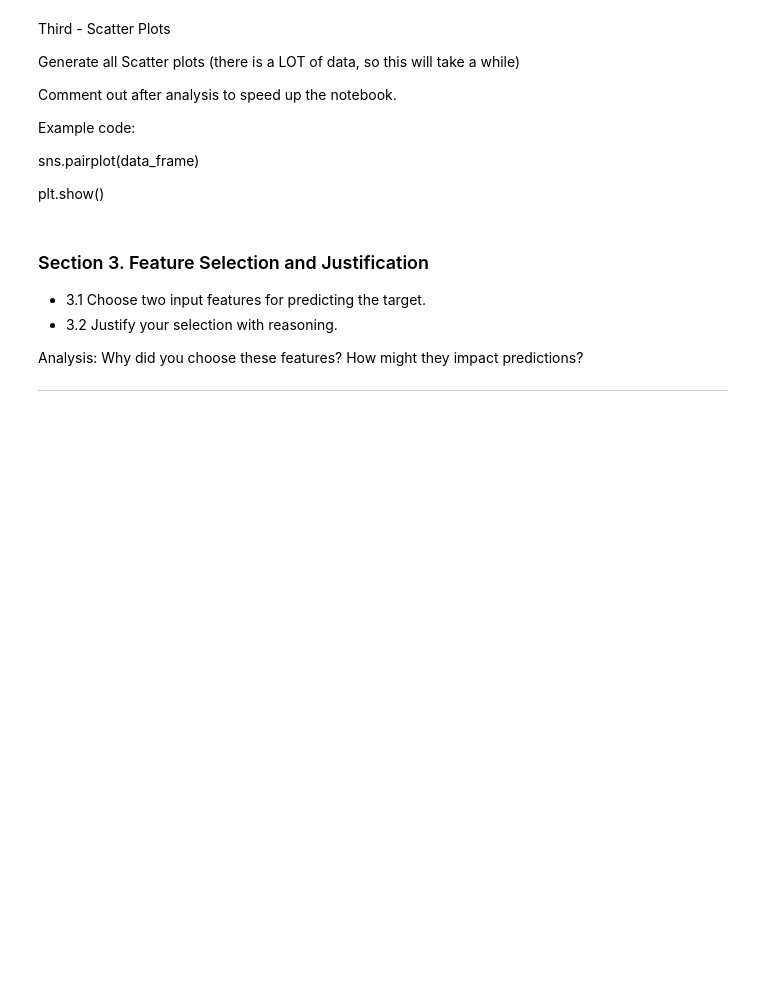
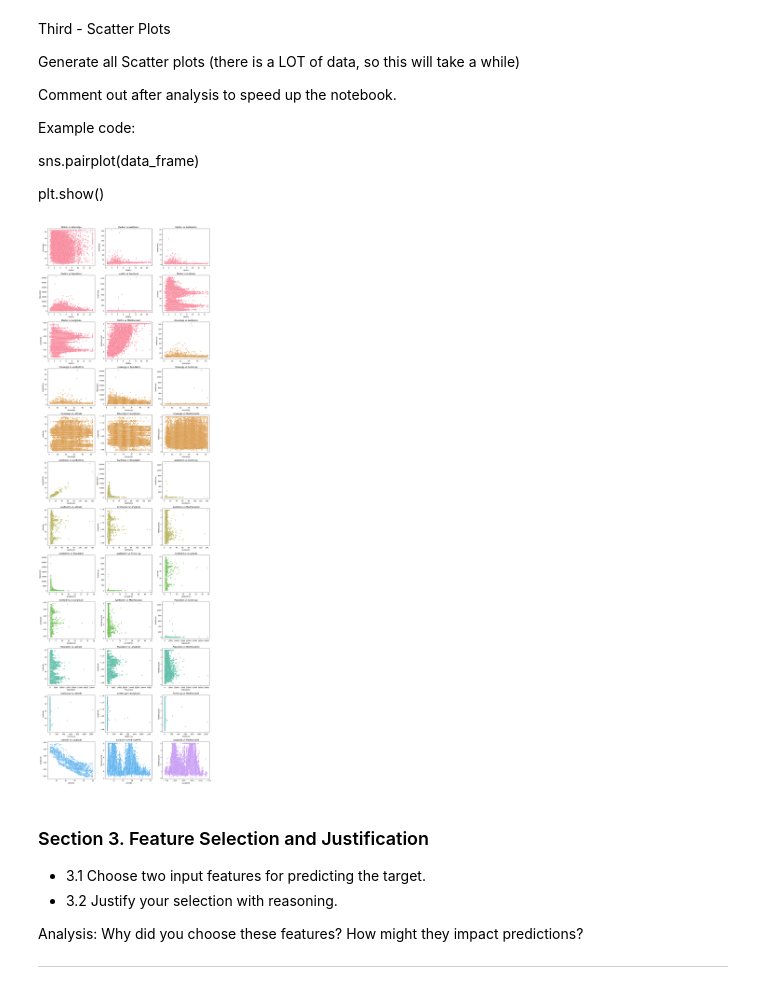
Before and after one commit to Data-Git-Hub/applied-ml-data-git-hub, a Jupyter notebook: lab01/ml01.ipynb, the cells around one changed output. Cells and saved outputs as stored; diff of their text form; code cells hidden in the pictures; blank space fills up the shorter version.

```diff
--- a/lab01/ml01.ipynb
+++ b/lab01/ml01.ipynb
@@ -313,3 +345,38 @@ plt.show()
+# %%
+# Generate a list of unique colors (same as histograms and boxen plots)
+colors = sns.color_palette("husl", n_colors=len(data_frame.columns))
+
+# Create scatter plots for all feature pairs
+feature_combinations = list(itertools.combinations(data_frame.columns, 2))  # Get all unique column pairs
+num_plots = len(feature_combinations)
+
+# Determine grid size (3 columns per row, adjust rows automatically)
+num_cols = 3
+num_rows = (num_plots // num_cols) + (num_plots % num_cols > 0)  # Ensure enough rows
+
+# Set figure size dynamically
+fig, axes = plt.subplots(nrows=num_rows, ncols=num_cols, figsize=(15, num_rows * 4))
+axes = axes.flatten()  # Flatten the array for easy iteration
+
+# Loop through each feature pair and create a scatter plot
+for i, (col_x, col_y) in enumerate(feature_combinations):
+    color_x = colors[list(data_frame.columns).index(col_x)]
+    sns.scatterplot(x=data_frame[col_x], y=data_frame[col_y], ax=axes[i], color=color_x, alpha=0.6)
+
+    # Set titles and labels
+    axes[i].set_title(f"{col_x} vs {col_y}")
+    axes[i].set_xlabel(col_x)
+    axes[i].set_ylabel(col_y)
+
+# Hide any extra empty subplots
+for i in range(len(feature_combinations), len(axes)):
+    fig.delaxes(axes[i])  # Removes unused subplot spaces
+
+# Adjust layout for better spacing
+plt.tight_layout()
+plt.show()
+# %% [output]
+[figure, added]
 # %% [markdown]
 ### Section 3. Feature Selection and Justification <br>
 - 3.1 Choose two input features for predicting the target.
```
Also changed, not shown: parts of 12 cells of this notebook, 1 other file.
